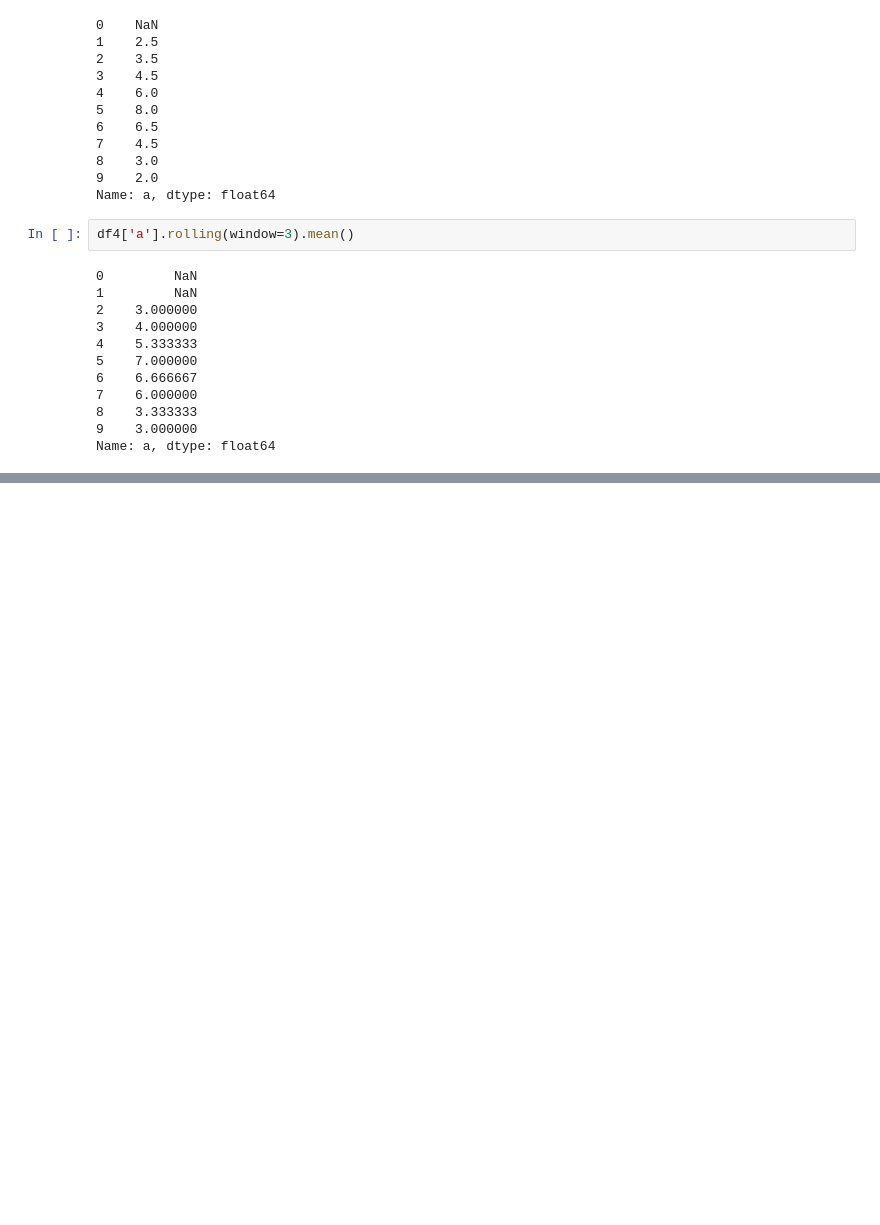
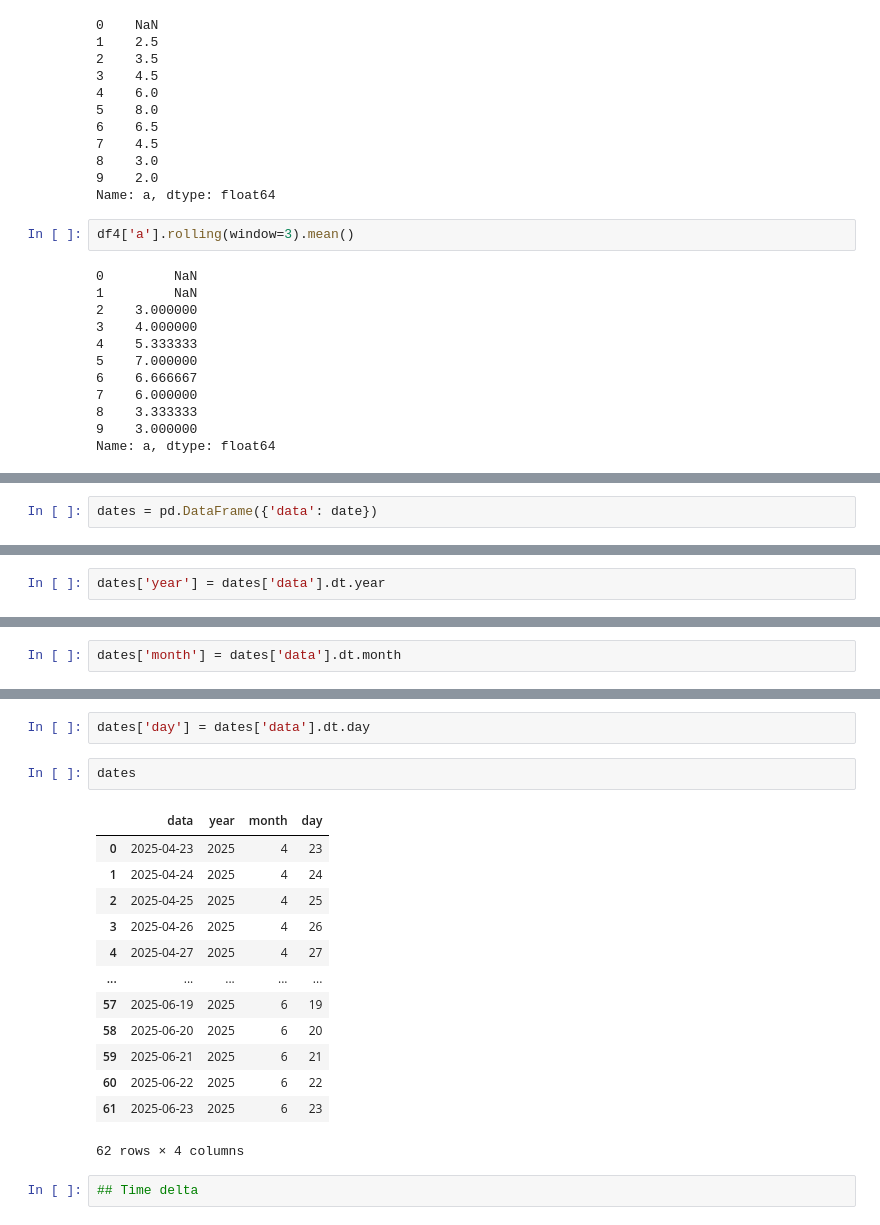
Before and after one commit to ARYANDHIRHI004/Python, a Jupyter notebook: Pandas/pandas5.ipynb, the cells around one changed output, grey strips where cells are left out. Drawn from its saved outputs; the diff is of its cells as text; blank space fills up the shorter version.

Commit message:
date and time

```diff
--- a/Pandas/pandas5.ipynb
+++ b/Pandas/pandas5.ipynb
@@ -288,0 +291,2 @@ Name: a, dtype: float64
+# %%
+dates = pd.DataFrame({'data': date})
@@ -288,0 +298,2 @@ Name: a, dtype: float64
+# %%
+dates['year'] = dates['data'].dt.year
@@ -288,0 +316,2 @@ Name: a, dtype: float64
+# %%
+dates['month'] = dates['data'].dt.month
@@ -288,0 +334,20 @@ Name: a, dtype: float64
+# %%
+dates['day'] = dates['data'].dt.day
+# %%
+dates
+# %% [output]
+|  | data | year | month | day |
+| 0 | 2025-04-23 | 2025 | 4 | 23 |
+| 1 | 2025-04-24 | 2025 | 4 | 24 |
+| 2 | 2025-04-25 | 2025 | 4 | 25 |
+| 3 | 2025-04-26 | 2025 | 4 | 26 |
+| 4 | 2025-04-27 | 2025 | 4 | 27 |
+| ... | ... | ... | ... | ... |
+| 57 | 2025-06-19 | 2025 | 6 | 19 |
+| 58 | 2025-06-20 | 2025 | 6 | 20 |
+| 59 | 2025-06-21 | 2025 | 6 | 21 |
+| 60 | 2025-06-22 | 2025 | 6 | 22 |
+| 61 | 2025-06-23 | 2025 | 6 | 23 |
+62 rows × 4 columns
+# %%
+## Time delta
```
Also changed, not shown: parts of 11 cells of this notebook.
